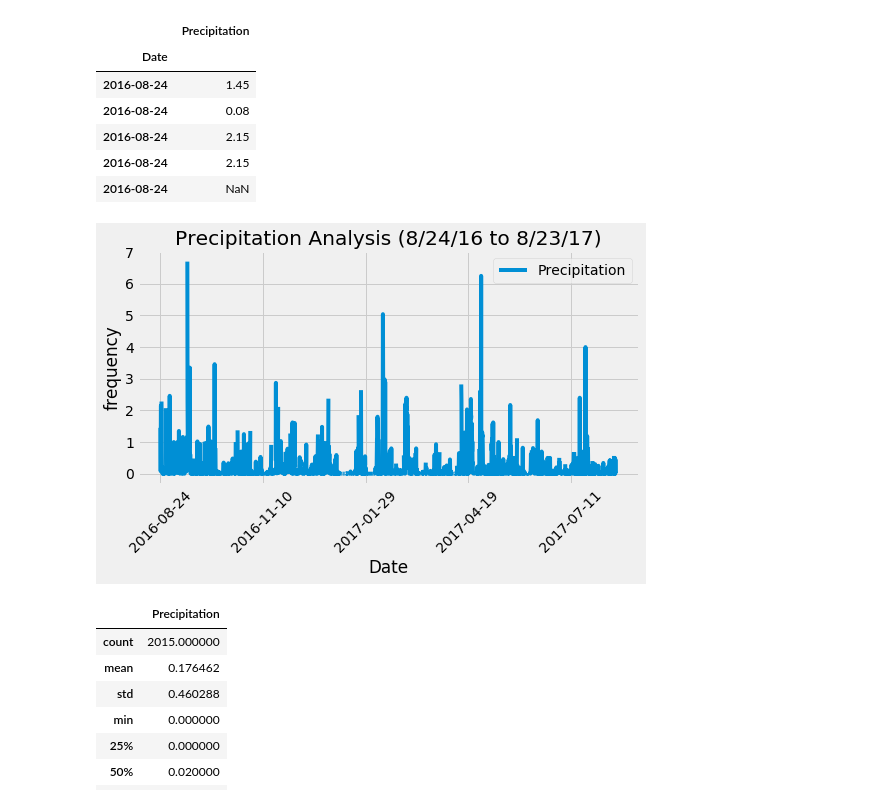
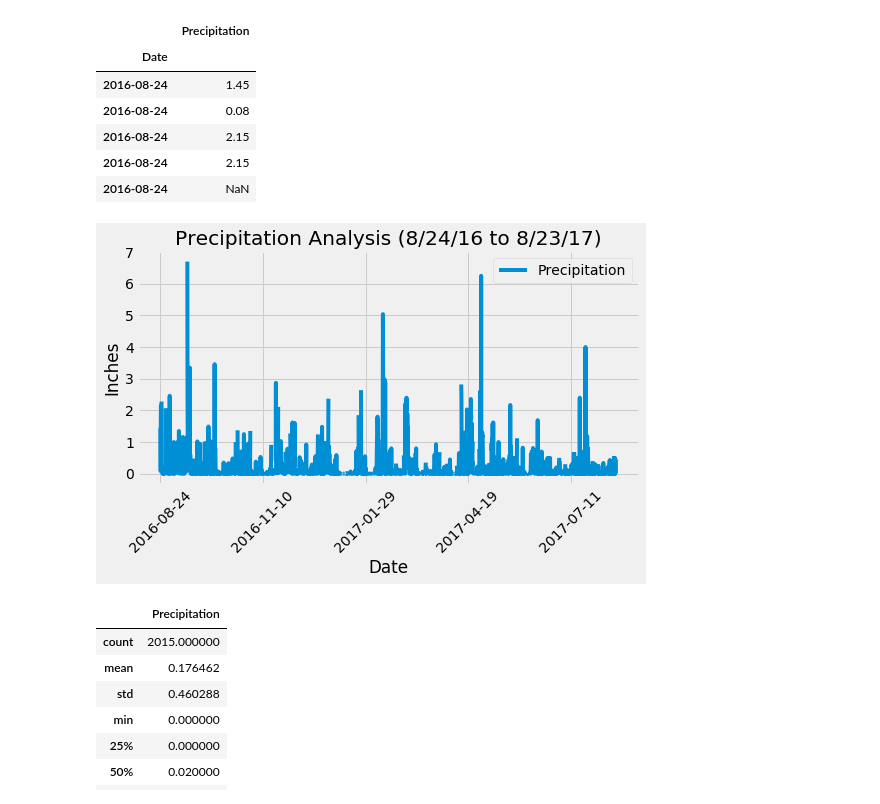
Before and after one commit to SurabhiSood/SQLAlchemy_Project, a Jupyter notebook: climate_starter.ipynb, the cells around one changed output. Saved outputs shown, nothing was run; the diff lists cells and outputs as text; code cells hidden in the pictures.

```diff
--- a/climate_starter.ipynb
+++ b/climate_starter.ipynb
@@ -88,10 +91,10 @@ prcp_df.head()
 # %%
 ax = prcp_df.plot(figsize=(8,4), rot=45)
 ax.set_title("Precipitation Analysis (8/24/16 to 8/23/17)")
-ax.set_ylabel('frequency')
+ax.set_ylabel('Inches')
 plt.show()
 # %% [output]
-[figure, old version]
+[figure, new version]
 # %%
 # Use Pandas to calcualte the summary statistics for the precipitation data
 
```
Also changed, not shown: parts of 3 cells of this notebook, 1 other file.
